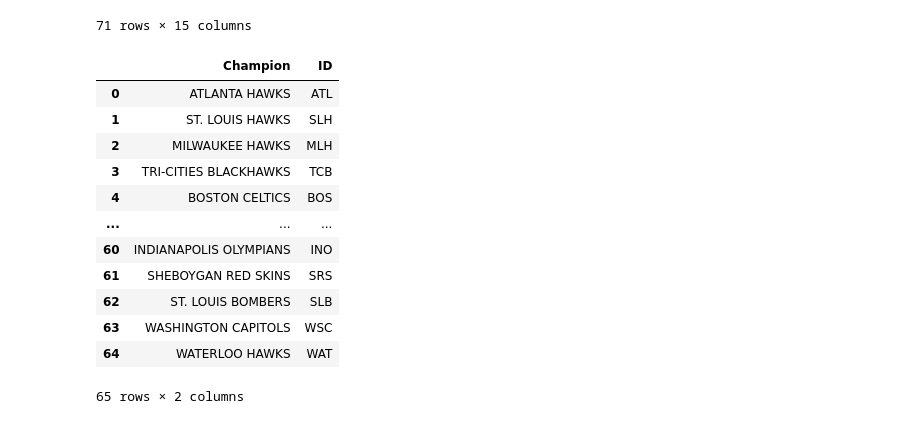
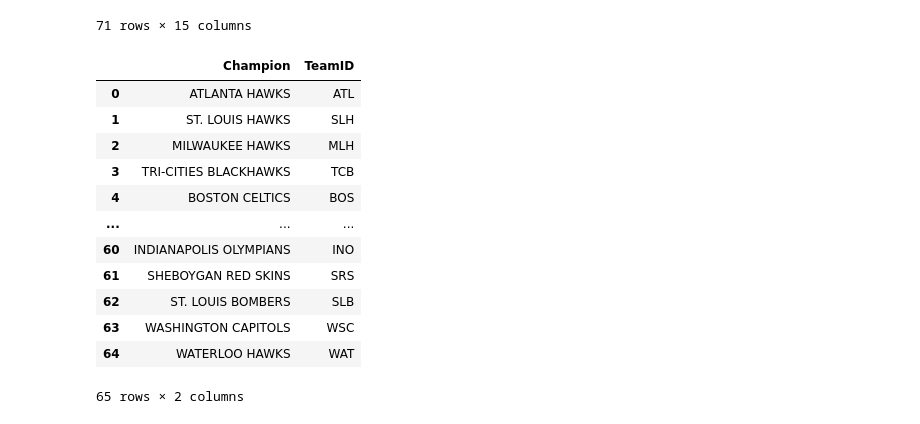
Before and after one commit to wclewett/ETL_project, a Jupyter notebook: nba_awards_creation.ipynb, the cells around one changed output. Saved outputs shown, nothing was run; the diff lists cells and outputs as text; code cells hidden in the pictures.

```diff
--- a/nba_awards_creation.ipynb
+++ b/nba_awards_creation.ipynb
@@ -40,11 +40,11 @@ nba_results
 # %%
 # Setup ID Table
 team_ids = pd.DataFrame(team_table['Franchise'])
-team_ids['ID'] = team_table['Abbreviation']
+team_ids['TeamID'] = team_table['Abbreviation']
 team_ids = team_ids.rename(columns={"Franchise": "Champion"})
 team_ids
 # %% [output]
-|  | Champion | ID |
+|  | Champion | TeamID |
 | 0 | ATLANTA HAWKS | ATL |
 | 1 | ST. LOUIS HAWKS | SLH |
 | 2 | MILWAUKEE HAWKS | MLH |
```
Also changed, not shown: parts of 4 cells of this notebook, 1 other file.
